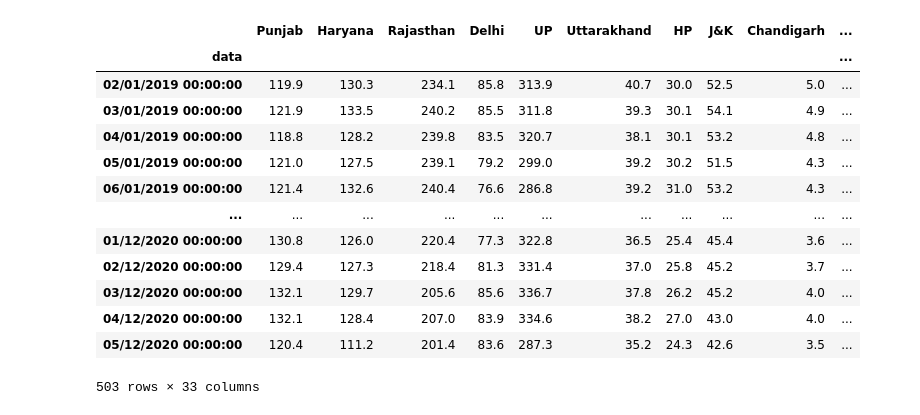
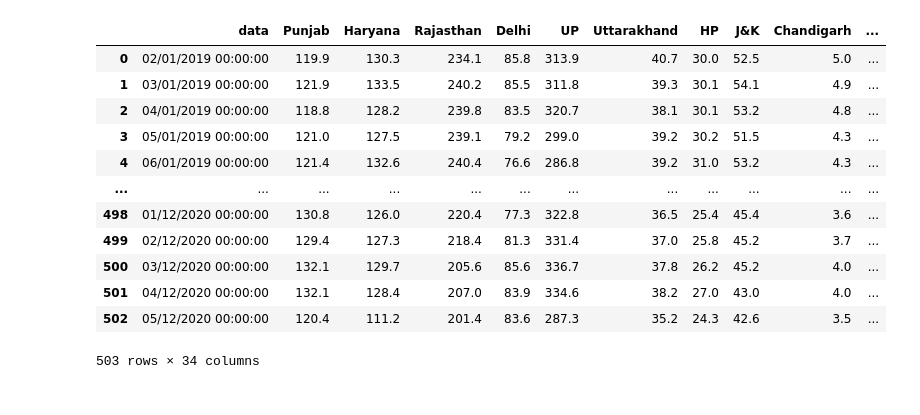
Before and after one commit to Elizetaa/Otimizacao-de-Gas-com-Neuro-Evolucao, a Jupyter notebook: main.ipynb, the cells around one changed output. Cells and saved outputs as stored; diff of their text form; code cells hidden in the pictures.

```diff
--- a/main.ipynb
+++ b/main.ipynb
@@ -30,17 +10,0 @@ df #Visualização dos dados
-# %%
-df #futuramente criar outra tabela com a data e a soma de todos os estados
-# %% [output]
-|  | Punjab | Haryana | Rajasthan | Delhi | UP | Uttarakhand | HP | J&K | Chandigarh | ... |
-| data |  |  |  |  |  |  |  |  |  | ... |
-| 02/01/2019 00:00:00 | 119.9 | 130.3 | 234.1 | 85.8 | 313.9 | 40.7 | 30.0 | 52.5 | 5.0 | ... |
-| 03/01/2019 00:00:00 | 121.9 | 133.5 | 240.2 | 85.5 | 311.8 | 39.3 | 30.1 | 54.1 | 4.9 | ... |
-| 04/01/2019 00:00:00 | 118.8 | 128.2 | 239.8 | 83.5 | 320.7 | 38.1 | 30.1 | 53.2 | 4.8 | ... |
-| 05/01/2019 00:00:00 | 121.0 | 127.5 | 239.1 | 79.2 | 299.0 | 39.2 | 30.2 | 51.5 | 4.3 | ... |
-| 06/01/2019 00:00:00 | 121.4 | 132.6 | 240.4 | 76.6 | 286.8 | 39.2 | 31.0 | 53.2 | 4.3 | ... |
-| ... | ... | ... | ... | ... | ... | ... | ... | ... | ... | ... |
-| 01/12/2020 00:00:00 | 130.8 | 126.0 | 220.4 | 77.3 | 322.8 | 36.5 | 25.4 | 45.4 | 3.6 | ... |
-| 02/12/2020 00:00:00 | 129.4 | 127.3 | 218.4 | 81.3 | 331.4 | 37.0 | 25.8 | 45.2 | 3.7 | ... |
-| 03/12/2020 00:00:00 | 132.1 | 129.7 | 205.6 | 85.6 | 336.7 | 37.8 | 26.2 | 45.2 | 4.0 | ... |
-| 04/12/2020 00:00:00 | 132.1 | 128.4 | 207.0 | 83.9 | 334.6 | 38.2 | 27.0 | 43.0 | 4.0 | ... |
-| 05/12/2020 00:00:00 | 120.4 | 111.2 | 201.4 | 83.6 | 287.3 | 35.2 | 24.3 | 42.6 | 3.5 | ... |
-503 rows × 33 columns
@@ -46,0 +15,16 @@ df #futuramente criar outra tabela com a data e a soma de todos os estados
+# %%
+dataSet #Visualização rápida dos dados
+# %% [output]
+|  | data | Punjab | Haryana | Rajasthan | Delhi | UP | Uttarakhand | HP | J&K | Chandigarh | ... |
+| 0 | 02/01/2019 00:00:00 | 119.9 | 130.3 | 234.1 | 85.8 | 313.9 | 40.7 | 30.0 | 52.5 | 5.0 | ... |
+| 1 | 03/01/2019 00:00:00 | 121.9 | 133.5 | 240.2 | 85.5 | 311.8 | 39.3 | 30.1 | 54.1 | 4.9 | ... |
+| 2 | 04/01/2019 00:00:00 | 118.8 | 128.2 | 239.8 | 83.5 | 320.7 | 38.1 | 30.1 | 53.2 | 4.8 | ... |
+| 3 | 05/01/2019 00:00:00 | 121.0 | 127.5 | 239.1 | 79.2 | 299.0 | 39.2 | 30.2 | 51.5 | 4.3 | ... |
+| 4 | 06/01/2019 00:00:00 | 121.4 | 132.6 | 240.4 | 76.6 | 286.8 | 39.2 | 31.0 | 53.2 | 4.3 | ... |
+| ... | ... | ... | ... | ... | ... | ... | ... | ... | ... | ... | ... |
+| 498 | 01/12/2020 00:00:00 | 130.8 | 126.0 | 220.4 | 77.3 | 322.8 | 36.5 | 25.4 | 45.4 | 3.6 | ... |
+| 499 | 02/12/2020 00:00:00 | 129.4 | 127.3 | 218.4 | 81.3 | 331.4 | 37.0 | 25.8 | 45.2 | 3.7 | ... |
+| 500 | 03/12/2020 00:00:00 | 132.1 | 129.7 | 205.6 | 85.6 | 336.7 | 37.8 | 26.2 | 45.2 | 4.0 | ... |
+| 501 | 04/12/2020 00:00:00 | 132.1 | 128.4 | 207.0 | 83.9 | 334.6 | 38.2 | 27.0 | 43.0 | 4.0 | ... |
+| 502 | 05/12/2020 00:00:00 | 120.4 | 111.2 | 201.4 | 83.6 | 287.3 | 35.2 | 24.3 | 42.6 | 3.5 | ... |
+503 rows × 34 columns
```
Also changed, not shown: parts of 11 cells of this notebook.
